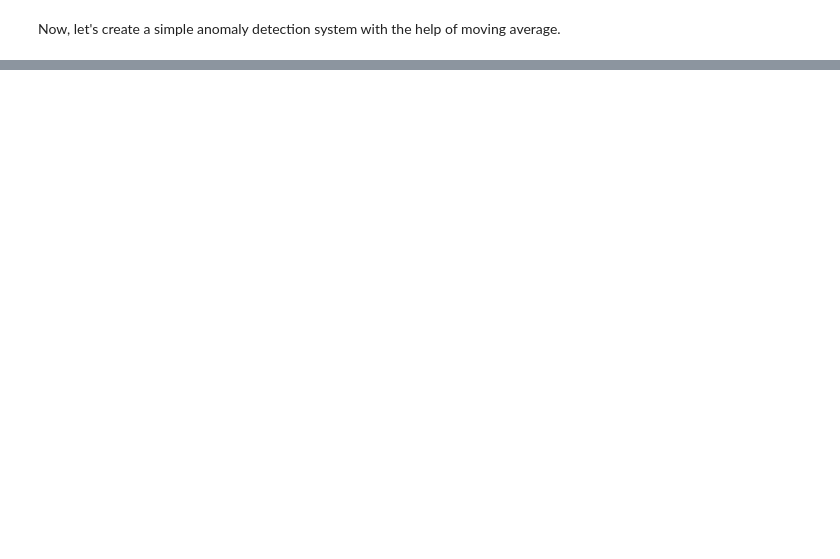
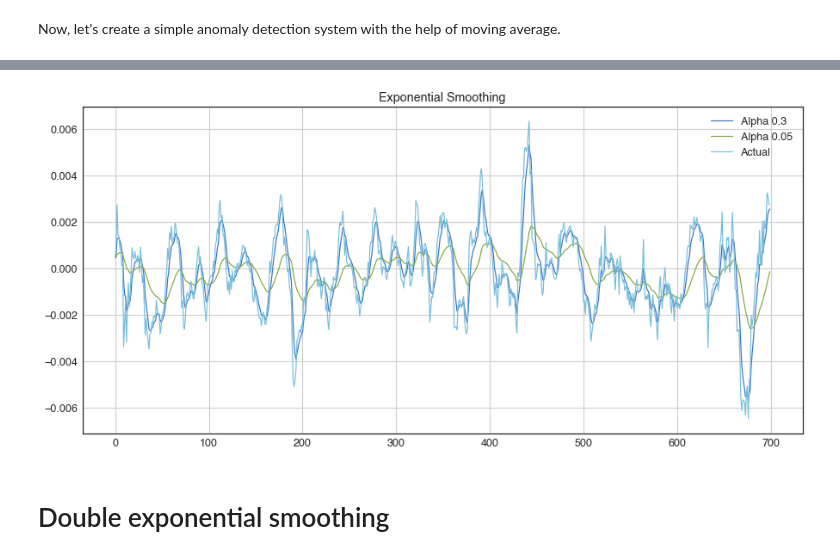
Before and after one commit to mdominguez2010/Kaggle_G_Research_Crypto, a Jupyter notebook: open_ml_course_tutorial.ipynb, the cells around one changed output, grey strips where cells are left out. Saved outputs shown, nothing was run; the diff lists cells and outputs as text; code cells hidden in the pictures; blank space fills up the shorter version.

Commit message:
continuing time series analysis

```diff
--- a/open_ml_course_tutorial.ipynb
+++ b/open_ml_course_tutorial.ipynb
@@ -220,0 +229,32 @@ plotMovingAverage(btc_mini.Target, window=120, plot_intervals=True, plot_anomali
+# %%
+def exponential_smoothing(series, alpha):
+    """
+        series - dataset with timestamps
+        alpha - float [0.0, 1.0], smoothing parameter
+    """
+    result = [series.iloc[0]] # first value is same as series
+    for n in range(1, len(series)):
+        result.append(alpha * series.iloc[n] + (1 - alpha) * result[n-1])
+    return result
+# %%
+def plotExponentialSmoothing(series, alphas):
+    """
+        Plots exponential smoothing with different alphas
+
+        series - dataset with timestamps
+        alphas - list of floats, smoothing parameters
+
+    """
+    with plt.style.context('seaborn-white'):
+        plt.figure(figsize=(15, 7))
+        for alpha in alphas:
+            plt.plot(exponential_smoothing(series, alpha), label="Alpha {}".format(alpha))
+        plt.plot(series.values, "c", label = "Actual")
+        plt.legend(loc="best")
+        plt.axis('tight')
+        plt.title("Exponential Smoothing")
+        plt.grid(True);
+# %%
+plotExponentialSmoothing(btc_mini.Target, [0.3, 0.05])
+# %% [output]
+[figure, added]
@@ -220,0 +263,2 @@ plotMovingAverage(btc_mini.Target, window=120, plot_intervals=True, plot_anomali
+# %% [markdown]
+# Double exponential smoothing
```
Also changed, not shown: parts of 47 cells of this notebook.
